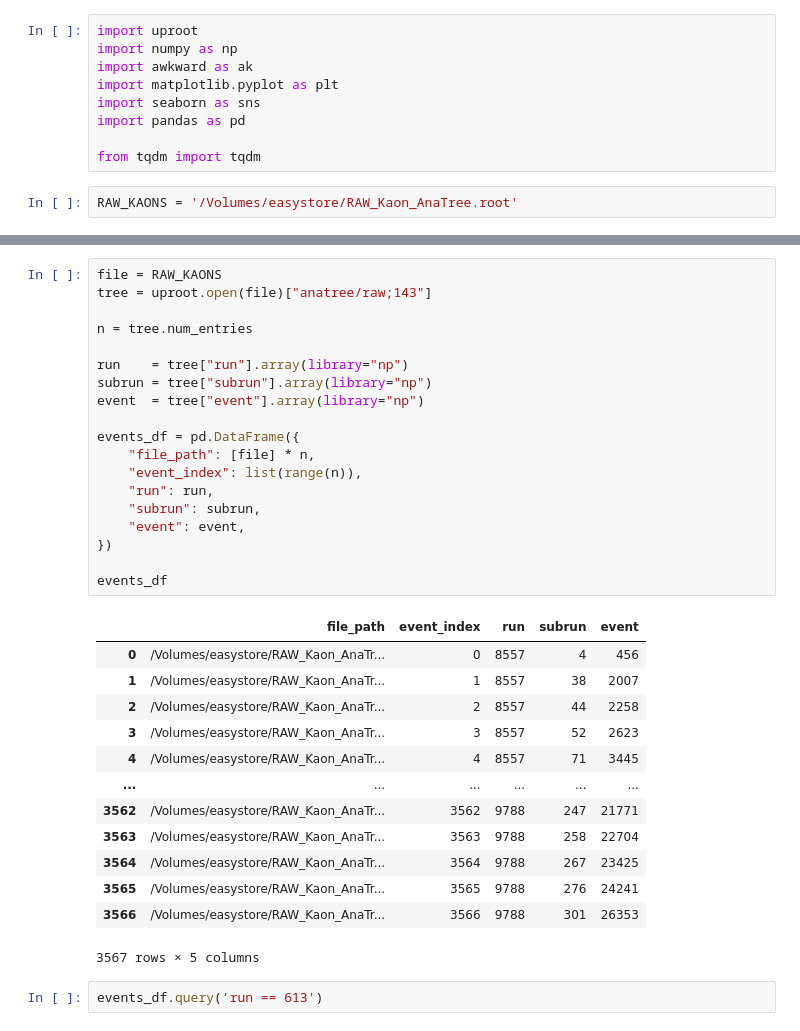
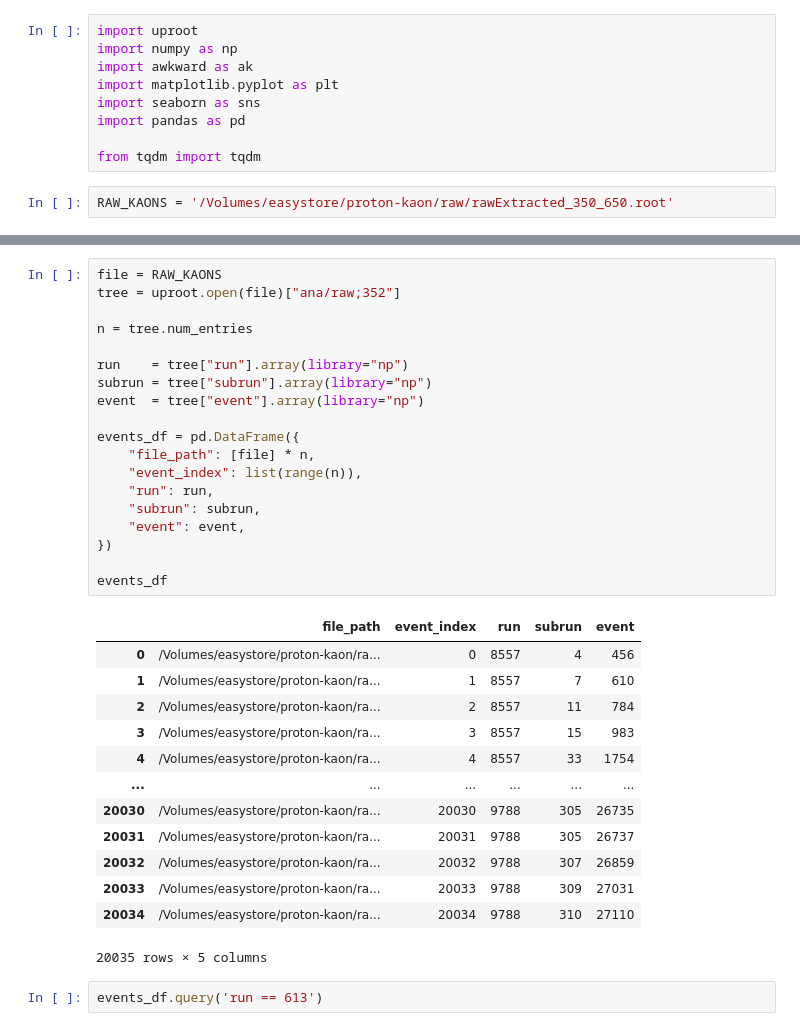
Before and after one commit to mohummudh/proton-deuteron, a Jupyter notebook: kaons/data.ipynb, the cells around one changed output, grey strips where cells are left out. Saved outputs shown, nothing was run; the diff lists cells and outputs as text.

```diff
--- a/kaons/data.ipynb
+++ b/kaons/data.ipynb
@@ -10,7 +10,7 @@ import pandas as pd
 
 from tqdm import tqdm
 # %%
-RAW_KAONS = '/Volumes/easystore/RAW_Kaon_AnaTree.root'
+RAW_KAONS = '/Volumes/easystore/proton-kaon/raw/rawExtracted_350_650.root'
 # %%
 file = uproot.open(RAW_KAONS)
 file.keys()
@@ -41,36 +35,36 @@ tree.num_entries
 # %%
 file = RAW_KAONS
-tree = uproot.open(file)["anatree/raw;143"]
+tree = uproot.open(file)["ana/raw;352"]
 
 n = tree.num_entries
 
 run    = tree["run"].array(library="np")
 subrun = tree["subrun"].array(library="np")
 event  = tree["event"].array(library="np")
 
 events_df = pd.DataFrame({
     "file_path": [file] * n,
     "event_index": list(range(n)),
     "run": run,
     "subrun": subrun,
     "event": event,
 })
 
 events_df
 # %% [output]
 |  | file_path | event_index | run | subrun | event |
-| 0 | /Volumes/easystore/RAW_Kaon_AnaTr... | 0 | 8557 | 4 | 456 |
-| 1 | /Volumes/easystore/RAW_Kaon_AnaTr... | 1 | 8557 | 38 | 2007 |
-| 2 | /Volumes/easystore/RAW_Kaon_AnaTr... | 2 | 8557 | 44 | 2258 |
-| 3 | /Volumes/easystore/RAW_Kaon_AnaTr... | 3 | 8557 | 52 | 2623 |
-| 4 | /Volumes/easystore/RAW_Kaon_AnaTr... | 4 | 8557 | 71 | 3445 |
+| 0 | /Volumes/easystore/proton-kaon/ra... | 0 | 8557 | 4 | 456 |
+| 1 | /Volumes/easystore/proton-kaon/ra... | 1 | 8557 | 7 | 610 |
+| 2 | /Volumes/easystore/proton-kaon/ra... | 2 | 8557 | 11 | 784 |
+| 3 | /Volumes/easystore/proton-kaon/ra... | 3 | 8557 | 15 | 983 |
+| 4 | /Volumes/easystore/proton-kaon/ra... | 4 | 8557 | 33 | 1754 |
 | ... | ... | ... | ... | ... | ... |
-| 3562 | /Volumes/easystore/RAW_Kaon_AnaTr... | 3562 | 9788 | 247 | 21771 |
-| 3563 | /Volumes/easystore/RAW_Kaon_AnaTr... | 3563 | 9788 | 258 | 22704 |
-| 3564 | /Volumes/easystore/RAW_Kaon_AnaTr... | 3564 | 9788 | 267 | 23425 |
-| 3565 | /Volumes/easystore/RAW_Kaon_AnaTr... | 3565 | 9788 | 276 | 24241 |
-| 3566 | /Volumes/easystore/RAW_Kaon_AnaTr... | 3566 | 9788 | 301 | 26353 |
+| 20030 | /Volumes/easystore/proton-kaon/ra... | 20030 | 9788 | 305 | 26735 |
+| 20031 | /Volumes/easystore/proton-kaon/ra... | 20031 | 9788 | 305 | 26737 |
+| 20032 | /Volumes/easystore/proton-kaon/ra... | 20032 | 9788 | 307 | 26859 |
+| 20033 | /Volumes/easystore/proton-kaon/ra... | 20033 | 9788 | 309 | 27031 |
+| 20034 | /Volumes/easystore/proton-kaon/ra... | 20034 | 9788 | 310 | 27110 |
-3567 rows × 5 columns
+20035 rows × 5 columns
 # %%
 events_df.query('run == 613')
 # %% [output]
```
Also changed, not shown: parts of 4 cells of this notebook, 3 other files.
